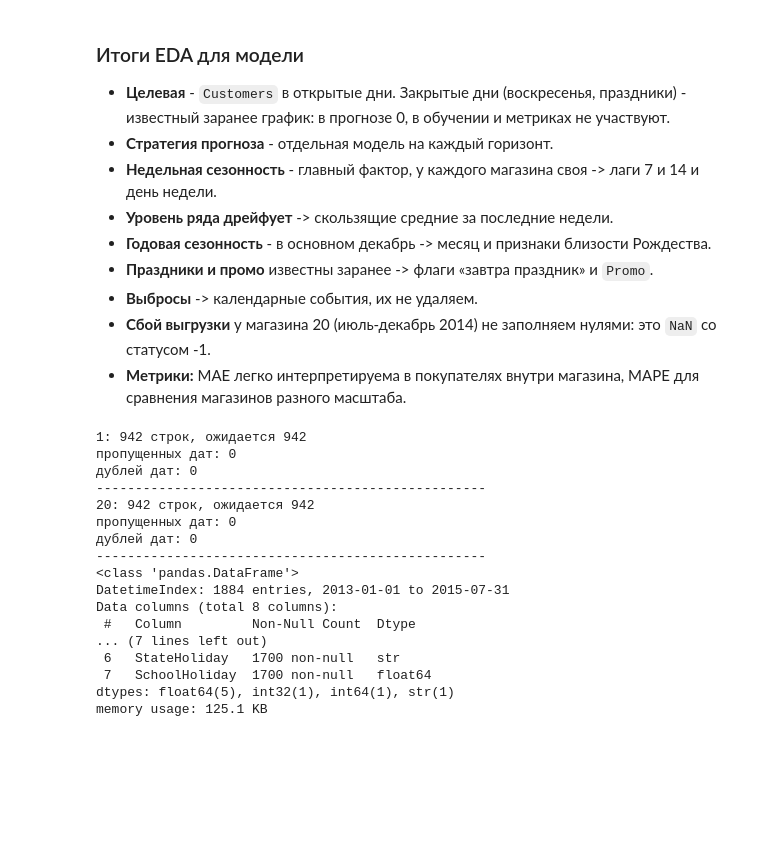
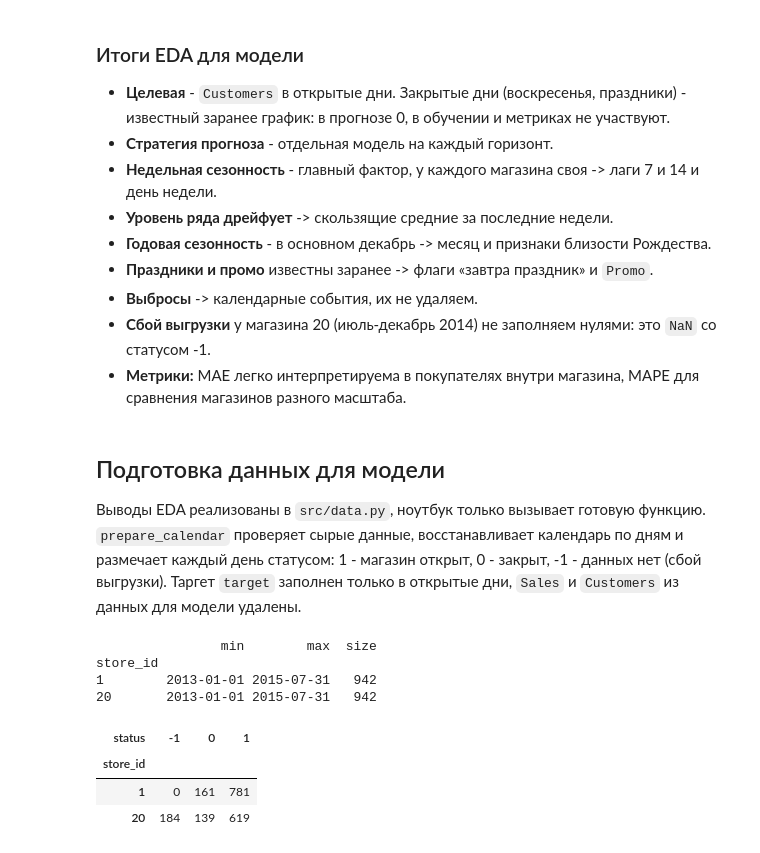
Before and after one commit to spTrent/guests_count_predict, a Jupyter notebook: notebooks/01_eda.ipynb, the cells around one changed output. Drawn from its saved outputs; the diff is of its cells as text; code cells hidden in the pictures; blank space fills up the shorter version.

```diff
--- a/notebooks/01_eda.ipynb
+++ b/notebooks/01_eda.ipynb
@@ -919,32 +929,20 @@ plt.show()
 - **Выбросы** -> календарные события, их не удаляем.
 - **Сбой выгрузки** у магазина 20 (июль-декабрь 2014) не заполняем нулями: это `NaN` со статусом -1.
 - **Метрики:** MAE легко интерпретируема в покупателях внутри магазина, MAPE для сравнения магазинов разного масштаба.
+# %% [markdown]
+## Подготовка данных для модели
+
+Выводы EDA реализованы в `src/data.py`, ноутбук только вызывает готовую функцию. `prepare_calendar` проверяет сырые данные, восстанавливает календарь по дням и размечает каждый день статусом: 1 - магазин открыт, 0 - закрыт, -1 - данных нет (сбой выгрузки). Таргет `target` заполнен только в открытые дни, `Sales` и `Customers` из данных для модели удалены.
 # %%
-parts = []
-for store in STORE_IDS:
-    part = data[data['Store'] == store].asfreq('D')
-    part['Store'] = store
-    parts.append(part)
-restored = pd.concat(parts)
-restored['DayOfWeek'] = restored.index.dayofweek + 1
-
-check_misses_and_duplicates(restored)
-restored.info()
+calendar = prepare_calendar(store_ids=STORE_IDS)
+print(calendar.groupby('store_id')['date'].agg(['min', 'max', 'size']))
+calendar.groupby(['store_id', 'status']).size().unstack(fill_value=0)
 # %% [output]
-1: 942 строк, ожидается 942
-пропущенных дат: 0
-дублей дат: 0
---------------------------------------------------
-20: 942 строк, ожидается 942
-пропущенных дат: 0
-дублей дат: 0
---------------------------------------------------
-<class 'pandas.DataFrame'>
-DatetimeIndex: 1884 entries, 2013-01-01 to 2015-07-31
-Data columns (total 8 columns):
- #   Column         Non-Null Count  Dtype
-... (7 lines left out)
- 6   StateHoliday   1700 non-null   str
- 7   SchoolHoliday  1700 non-null   float64
-dtypes: float64(5), int32(1), int64(1), str(1)
-memory usage: 125.1 KB
+                min        max  size
+store_id
+1        2013-01-01 2015-07-31   942
+20       2013-01-01 2015-07-31   942
+| status | -1 | 0 | 1 |
+| store_id |  |  |  |
+| 1 | 0 | 161 | 781 |
+| 20 | 184 | 139 | 619 |
```
Also changed, not shown: parts of 9 cells of this notebook, 1 other file.
